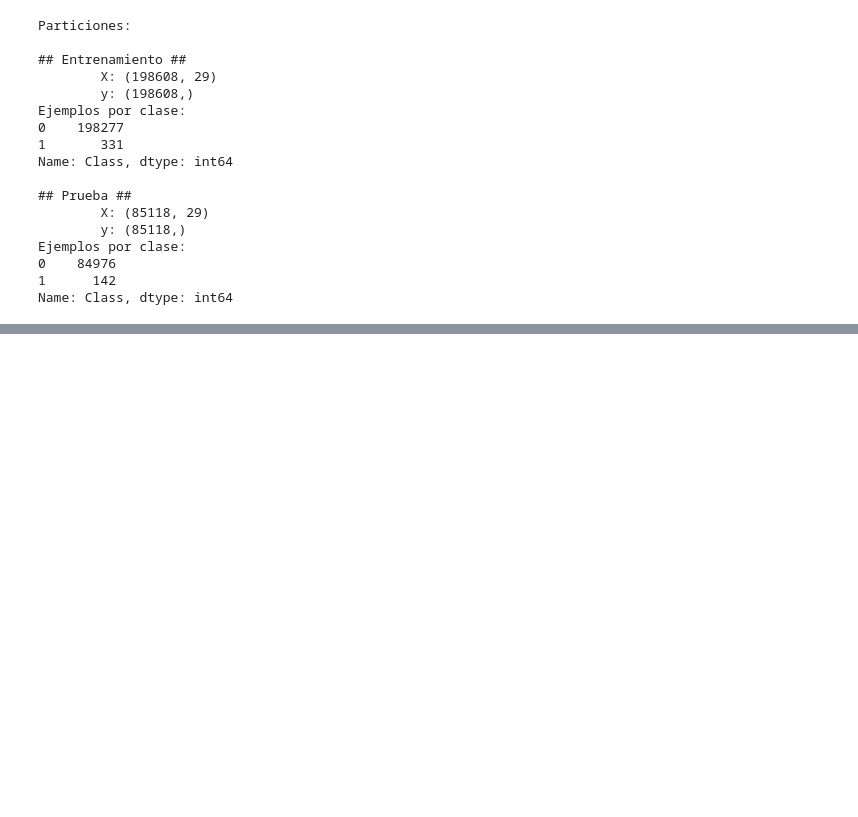
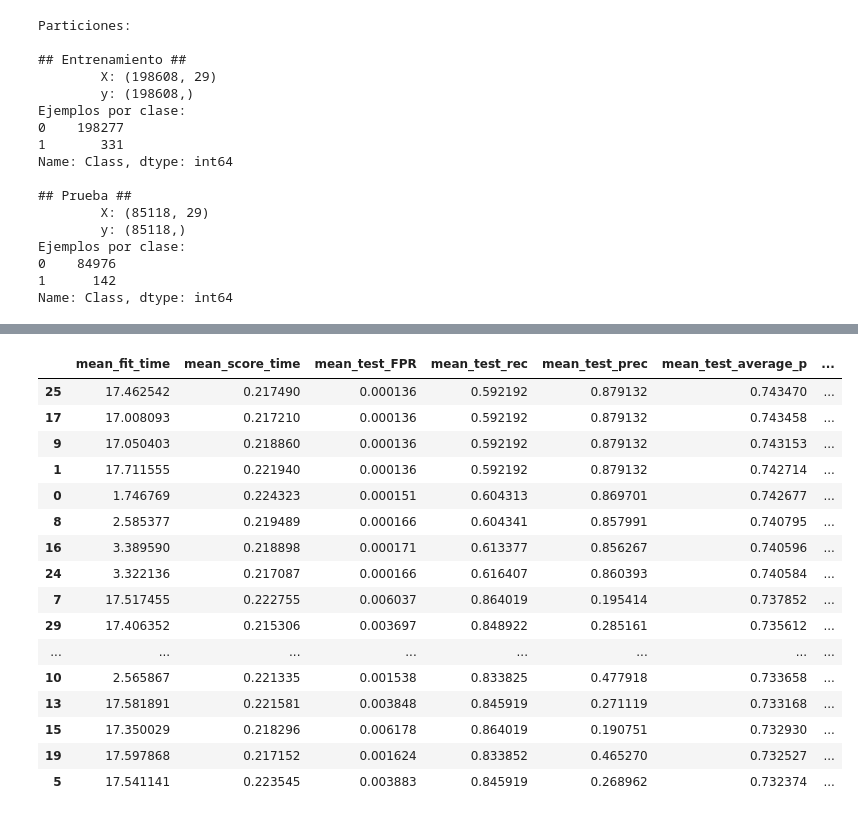
Before and after one commit to lperez-hash/ML, a Jupyter notebook: Fraud detection.ipynb, the cells around one changed output, grey strips where cells are left out. Cells and saved outputs as stored; diff of their text form; code cells hidden in the pictures; blank space fills up the shorter version.

```diff
--- a/Fraud detection.ipynb
+++ b/Fraud detection.ipynb
@@ -252,0 +499,23 @@ data_svc.refit = "average_p"
+# %%
+#DataFrame con los n mejores resultados para LogisticRegression
+
+gs_LR = gr # Si se ejecuta luego de realizar entrenamiento con otro conjunto anterior, se sobreescribe info
+show_best_results(gs_LR, show)
+# %% [output]
+|  | mean_fit_time | mean_score_time | mean_test_FPR | mean_test_rec | mean_test_prec | mean_test_average_p | ... |
+| 25 | 17.462542 | 0.217490 | 0.000136 | 0.592192 | 0.879132 | 0.743470 | ... |
+| 17 | 17.008093 | 0.217210 | 0.000136 | 0.592192 | 0.879132 | 0.743458 | ... |
+| 9 | 17.050403 | 0.218860 | 0.000136 | 0.592192 | 0.879132 | 0.743153 | ... |
+| 1 | 17.711555 | 0.221940 | 0.000136 | 0.592192 | 0.879132 | 0.742714 | ... |
+| 0 | 1.746769 | 0.224323 | 0.000151 | 0.604313 | 0.869701 | 0.742677 | ... |
+| 8 | 2.585377 | 0.219489 | 0.000166 | 0.604341 | 0.857991 | 0.740795 | ... |
+| 16 | 3.389590 | 0.218898 | 0.000171 | 0.613377 | 0.856267 | 0.740596 | ... |
+| 24 | 3.322136 | 0.217087 | 0.000166 | 0.616407 | 0.860393 | 0.740584 | ... |
+| 7 | 17.517455 | 0.222755 | 0.006037 | 0.864019 | 0.195414 | 0.737852 | ... |
+| 29 | 17.406352 | 0.215306 | 0.003697 | 0.848922 | 0.285161 | 0.735612 | ... |
+| ... | ... | ... | ... | ... | ... | ... | ... |
+| 10 | 2.565867 | 0.221335 | 0.001538 | 0.833825 | 0.477918 | 0.733658 | ... |
+| 13 | 17.581891 | 0.221581 | 0.003848 | 0.845919 | 0.271119 | 0.733168 | ... |
+| 15 | 17.350029 | 0.218296 | 0.006178 | 0.864019 | 0.190751 | 0.732930 | ... |
+| 19 | 17.597868 | 0.217152 | 0.001624 | 0.833852 | 0.465270 | 0.732527 | ... |
+| 5 | 17.541141 | 0.223545 | 0.003883 | 0.845919 | 0.268962 | 0.732374 | ... |
```
Also changed, not shown: parts of 34 cells of this notebook.
